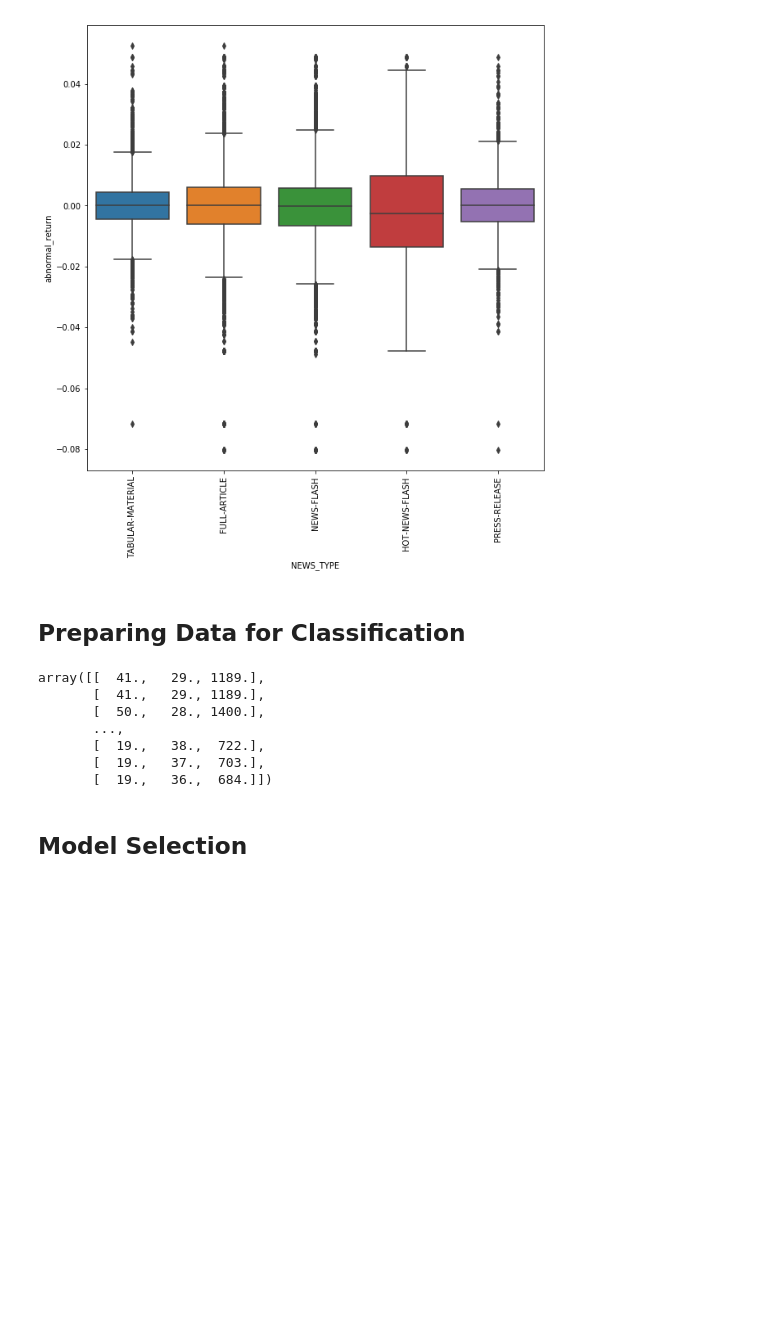
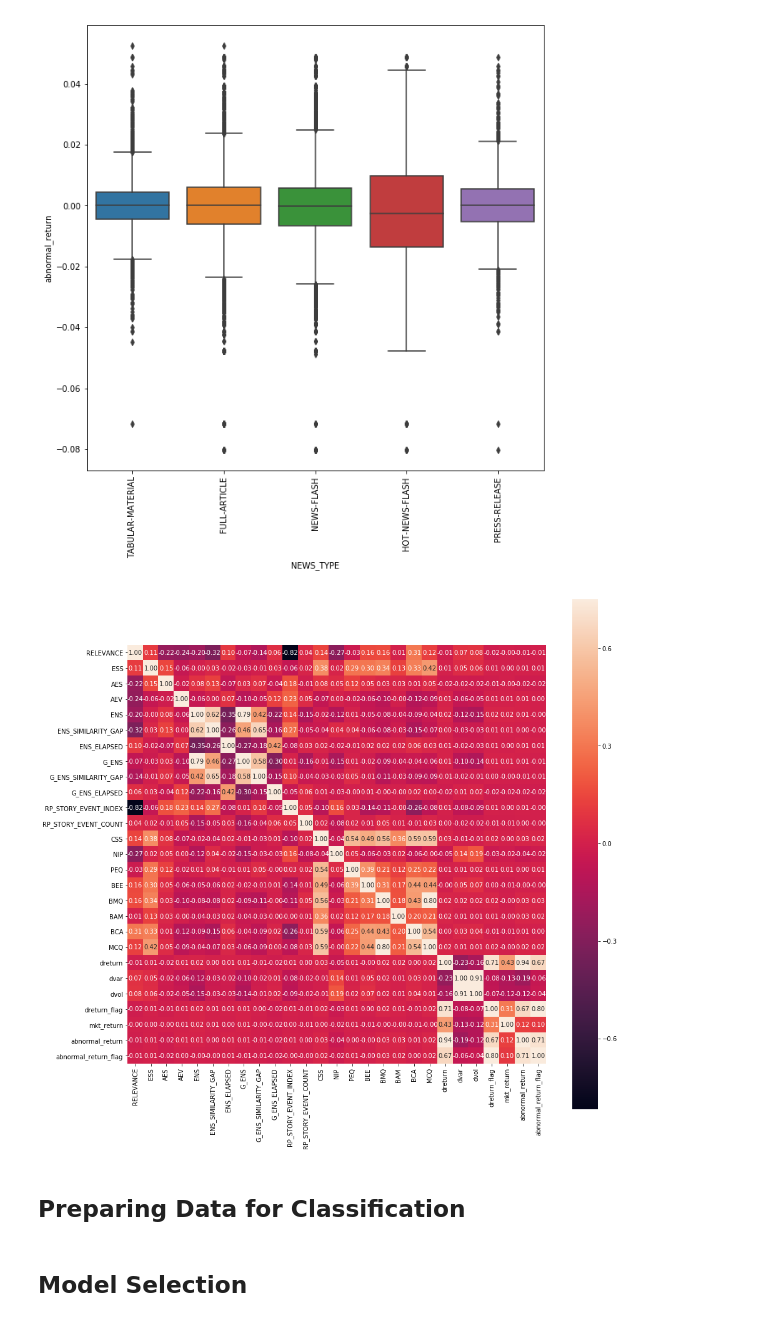
Before and after one commit to nico-busch/PHBS_MLF_2018, a Jupyter notebook: notebook.ipynb, the cells around one changed output. Saved outputs shown, nothing was run; the diff lists cells and outputs as text; code cells hidden in the pictures; blank space fills up the shorter version.

```diff
--- a/notebook.ipynb
+++ b/notebook.ipynb
@@ -289,15 +305,17 @@ plt.xticks(rotation = 90);
 [figure]
 # %%
 # check correlation of all variables
-#corrmat = df.corr()
-#plt.subplots(figsize = (15, 15))
-#sns.heatmap(corrmat, vmax = 0.75, square = True, annot = True, fmt='.2f');
+corrmat = df.corr()
+plt.subplots(figsize = (15, 15))
+sns.heatmap(corrmat, vmax = 0.75, square = True, annot = True, fmt='.2f');
 
 # visualize relationship between the most correlated variables
 
 #cols = corrmat.nlargest(5, 'dvol')['dvol'].index
 #sns.pairplot(df[cols])
 #plt.show()
+# %% [output]
+[figure, added]
 # %% [markdown]
 ## Preparing Data for Classification
 # %%
@@ -315,16 +332,7 @@ X = pd.get_dummies(X)
 # create interaction terms
 
 from sklearn.preprocessing import PolynomialFeatures
-x_t = PolynomialFeatures(2, interaction_only=True, include_bias=False).fit_transform(data)
-x_t
+X = PolynomialFeatures(interaction_only=True, include_bias=False).fit_transform(X)
-# %% [output]
-array([[  41.,   29., 1189.],
-       [  41.,   29., 1189.],
-       [  50.,   28., 1400.],
-       ...,
-       [  19.,   38.,  722.],
-       [  19.,   37.,  703.],
-       [  19.,   36.,  684.]])
 # %% [markdown]
 ## Model Selection
 # %% [markdown]
```
Also changed, not shown: parts of 6 cells of this notebook.
